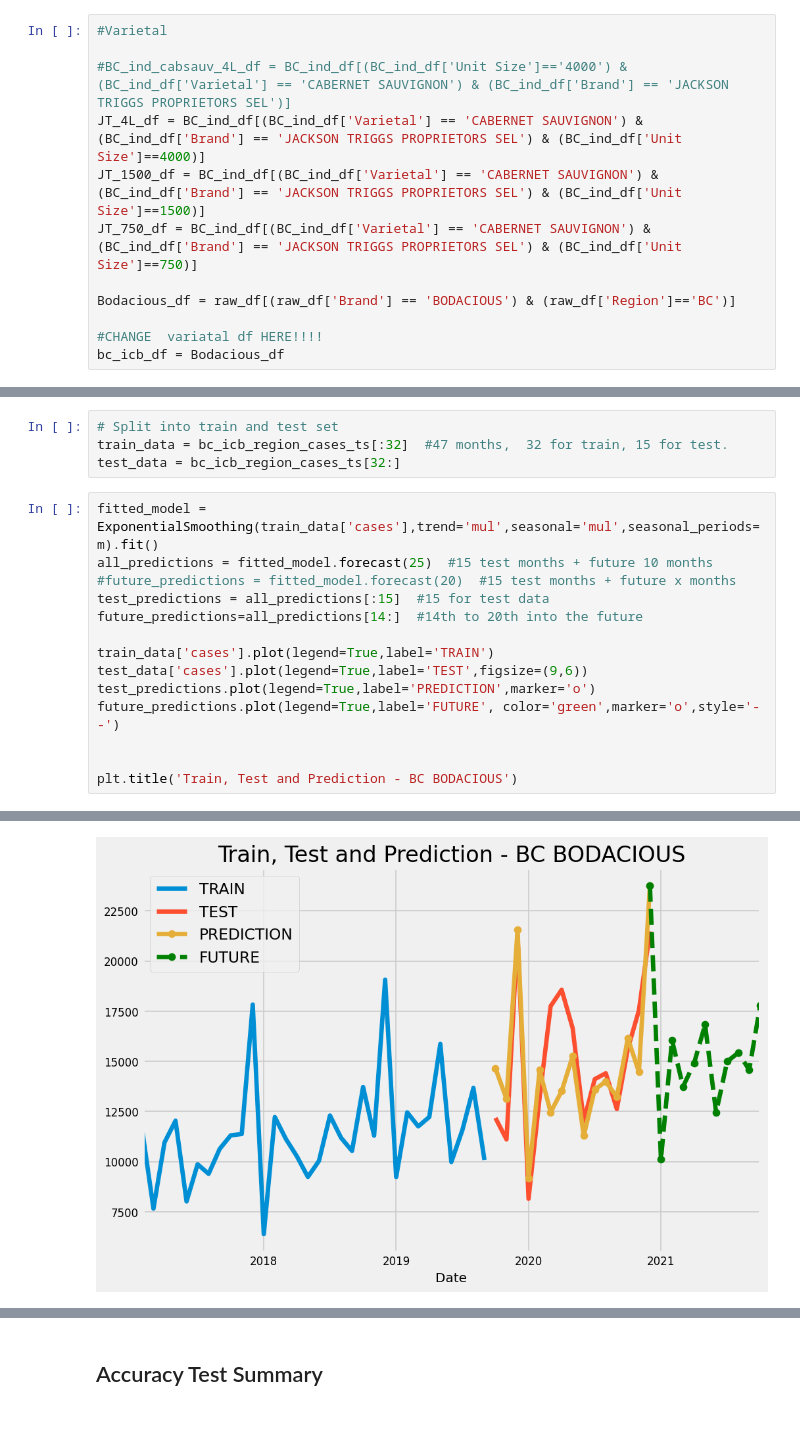
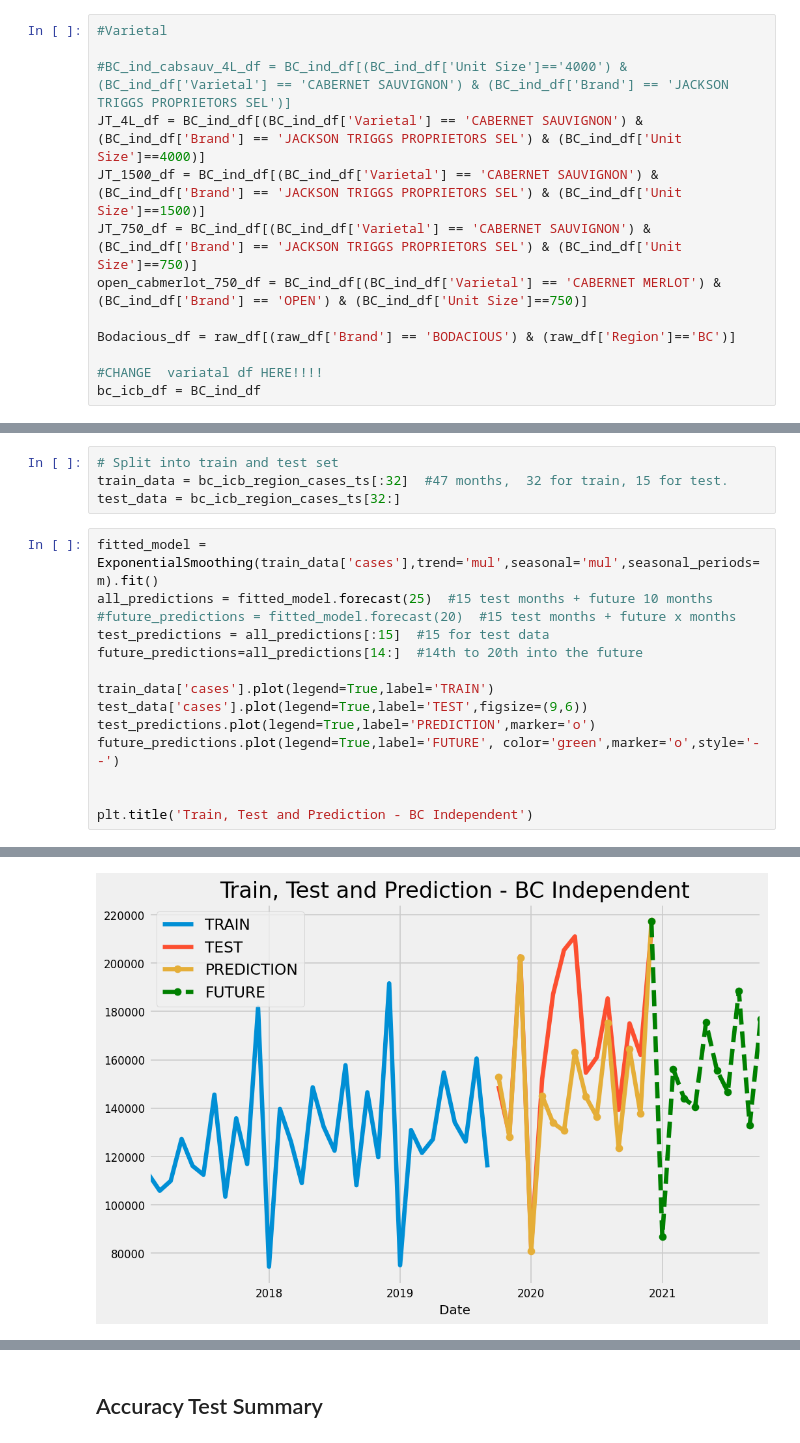
Before and after one commit to fengtastics/111-Capstone, a Jupyter notebook: Arterra_Project_HoltWinter_BC.ipynb, the cells around one changed output, grey strips where cells are left out. Saved outputs shown, nothing was run; the diff lists cells and outputs as text.

```diff
--- a/Arterra_Project_HoltWinter_BC.ipynb
+++ b/Arterra_Project_HoltWinter_BC.ipynb
@@ -161,11 +161,12 @@ ONT_OTC_df = raw_df.loc[raw_df['Channel'] == 'Regular OTC Sales']
 JT_4L_df = BC_ind_df[(BC_ind_df['Varietal'] == 'CABERNET SAUVIGNON') & (BC_ind_df['Brand'] == 'JACKSON TRIGGS PROPRIETORS SEL') & (BC_ind_df['Unit Size']==4000)]
 JT_1500_df = BC_ind_df[(BC_ind_df['Varietal'] == 'CABERNET SAUVIGNON') & (BC_ind_df['Brand'] == 'JACKSON TRIGGS PROPRIETORS SEL') & (BC_ind_df['Unit Size']==1500)]
 JT_750_df = BC_ind_df[(BC_ind_df['Varietal'] == 'CABERNET SAUVIGNON') & (BC_ind_df['Brand'] == 'JACKSON TRIGGS PROPRIETORS SEL') & (BC_ind_df['Unit Size']==750)]
+open_cabmerlot_750_df = BC_ind_df[(BC_ind_df['Varietal'] == 'CABERNET MERLOT') & (BC_ind_df['Brand'] == 'OPEN') & (BC_ind_df['Unit Size']==750)]
 
 Bodacious_df = raw_df[(raw_df['Brand'] == 'BODACIOUS') & (raw_df['Region']=='BC')]
 
 #CHANGE  variatal df HERE!!!!
-bc_icb_df = Bodacious_df
+bc_icb_df = BC_ind_df
 # %%
 bc_icb_df.head()
 # %% [output]
@@ -421,5 +426,5 @@ test_predictions.plot(legend=True,label='PREDICTION',marker='o')
 future_predictions.plot(legend=True,label='FUTURE', color='green',marker='o',style='--')
 
 
-plt.title('Train, Test and Prediction - BC BODACIOUS')
+plt.title('Train, Test and Prediction - BC Independent')
 # %% [output]
@@ -427,4 +432,4 @@ Text(0.5, 1.0, 'Train, Test and Prediction - BC BODACIOUS')
-[figure, old version]
+[figure, new version]
 # %%
 print(test_data.shape)
 print(test_predictions.shape)
```
Also changed, not shown: parts of 17 cells of this notebook.
